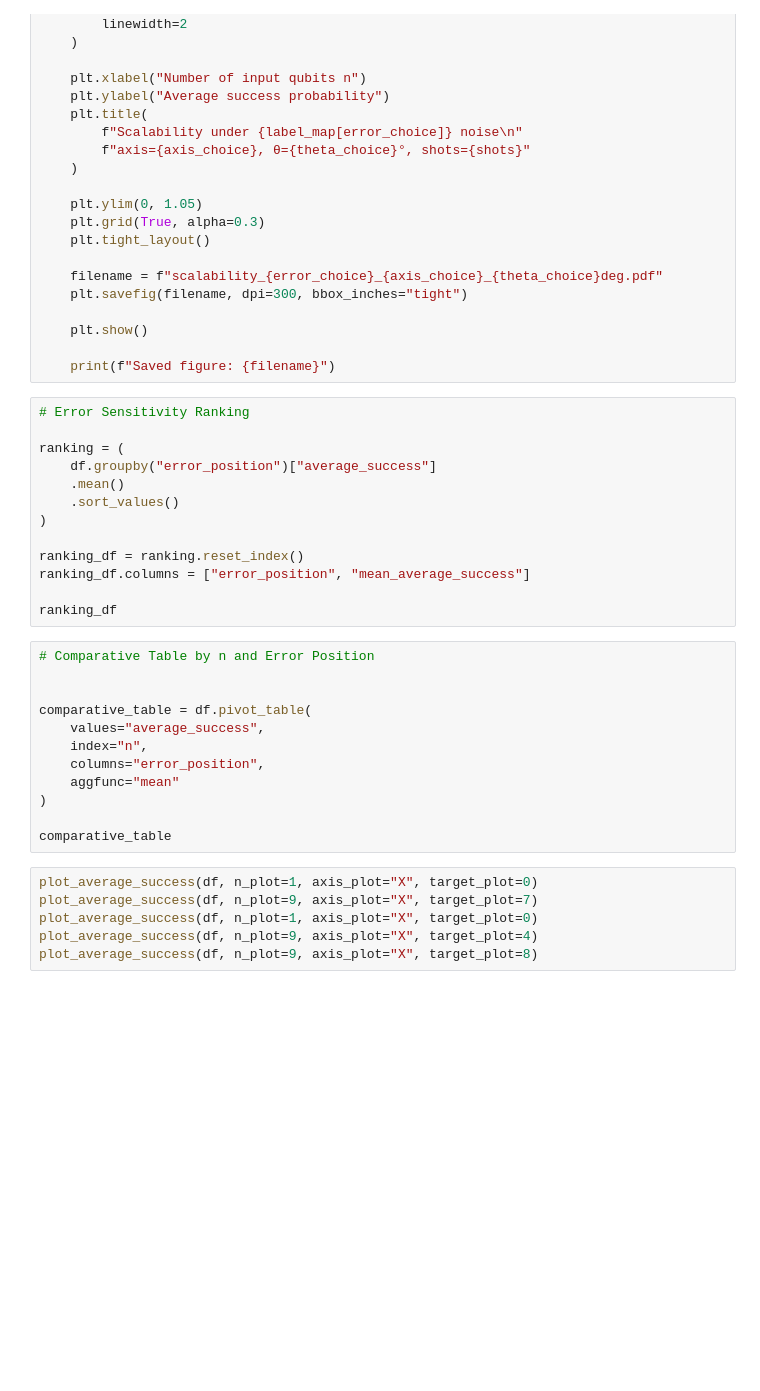
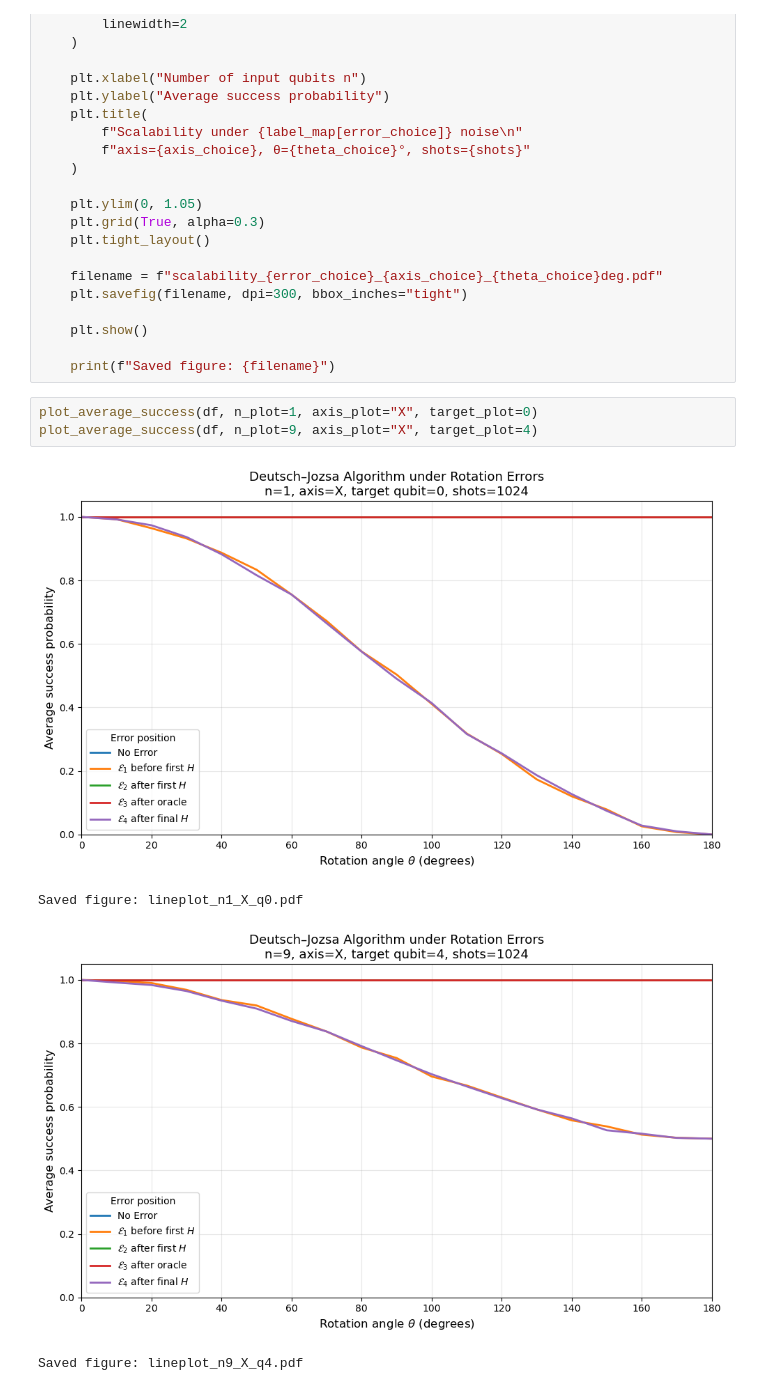
Before and after one commit to Abiyzelalem27/DeutschJozsaNoise, a Jupyter notebook: scalability.ipynb, the cells around one changed output. Cells and saved outputs as stored; diff of their text form; blank space fills up the shorter version.

```diff
--- a/scalability.ipynb
+++ b/scalability.ipynb
@@ -237,36 +248,13 @@ def plot_scalability(df, theta_choice=90, axis_choice="X", error_choice="E4_afte
     plt.show()
 
     print(f"Saved figure: {filename}")
-# %%
-# Error Sensitivity Ranking
-
-ranking = (
-    df.groupby("error_position")["average_success"]
-    .mean()
-    .sort_values()
-)
-
-ranking_df = ranking.reset_index()
-ranking_df.columns = ["error_position", "mean_average_success"]
-
-ranking_df
-# %%
-# Comparative Table by n and Error Position
-
-
-comparative_table = df.pivot_table(
-    values="average_success",
-    index="n",
-    columns="error_position",
-    aggfunc="mean"
-)
-
-comparative_table
 # %%
 plot_average_success(df, n_plot=1, axis_plot="X", target_plot=0)
-plot_average_success(df, n_plot=9, axis_plot="X", target_plot=7)
-plot_average_success(df, n_plot=1, axis_plot="X", target_plot=0)
 plot_average_success(df, n_plot=9, axis_plot="X", target_plot=4)
-plot_average_success(df, n_plot=9, axis_plot="X", target_plot=8)
+# %% [output]
+[figure, added]
+Saved figure: lineplot_n1_X_q0.pdf
+[figure, added]
+Saved figure: lineplot_n9_X_q4.pdf
 # %%
 plot_scalability(df, theta_choice=90, axis_choice="X", error_choice="E4_after_final_H")
```
Also changed, not shown: parts of 6 cells of this notebook, 26 other files.
